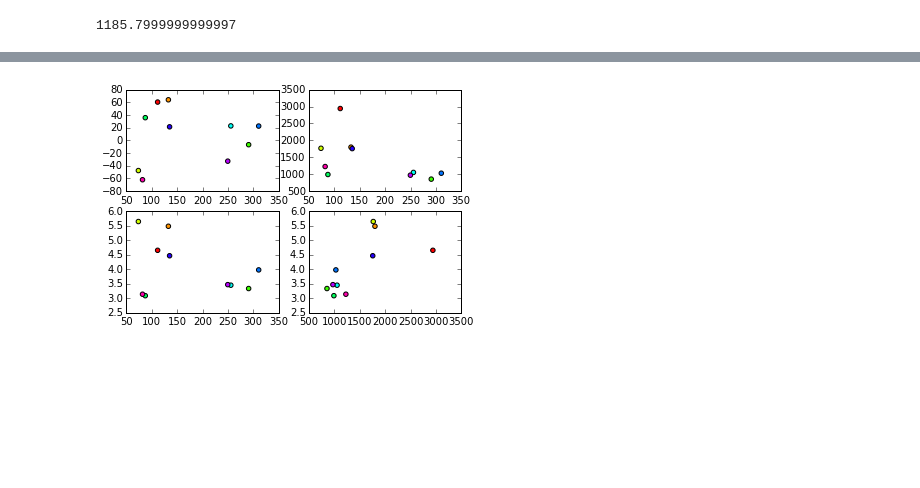
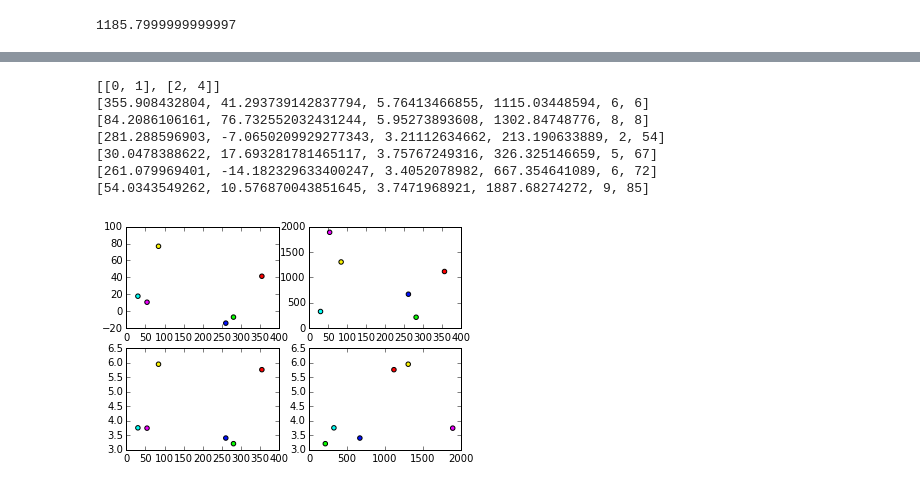
Before and after one commit to tapastro/ppaml2015seismic, a Jupyter notebook: seismic_detection.ipynb, the cells around one changed output, grey strips where cells are left out. Saved outputs shown, nothing was run; the diff lists cells and outputs as text; code cells hidden in the pictures; blank space fills up the shorter version.

```diff
--- a/seismic_detection.ipynb
+++ b/seismic_detection.ipynb
@@ -285,4 +286,2 @@ print v.infer('particle_log_weights')
 [0]
 [88.193879535353133]
-# %%
-episodes_list = [3]
@@ -405,5 +408,5 @@ print v.infer('particle_log_weights')
 # %%
-
+"""
 for j in episodes_list:
     for i,det in enumerate(episodes[j].detections):
         print v.sample('real_flip({0},{1},{2})'.format(j,i,det.stanum))
@@ -411,4 +414,24 @@ for j in episodes_list:
     print v.sample('num_e({0})'.format(j))
     for i in range(len(STATIONS)):
         print v.sample('num_Xi({0},{1})'.format(j,i))
+
+
+
+v.assume('assoc_of_det','''mem(proc(epi,det_i,k) {
+    if(real_flip(epi,det_i,k)) {
+        uniform_discrete(0,num_e(epi))
+    } else {
+        -1 - det_i
+    }
+})''')
+
+
+for i in range(1):
+    print 'OBSERVING EPISODE (%s)' % (i)
+    for det_id, det in enumerate(episodes[i].detections):
+        v.observe('Lambda_t({0}, assoc_of_det({0},{1},{2}), {2})'.format(i, det_id, det.stanum), '%s' % det.time)
+        v.observe('Lambda_z({0}, assoc_of_det({0},{1},{2}), {2})'.format(i, det_id, det.stanum),'%s' % det.azimuth)
+        v.observe('Lambda_s({0}, assoc_of_det({0},{1},{2}), {2})'.format(i, det_id, det.stanum),'%s' % det.slowness)
+        v.observe('log_Lambda_a({0}, assoc_of_det({0},{1},{2}), {2})'.format(i,det_id, det.stanum),'%s' % np.log(det.amp))
+"""
 # %% [output]
@@ -483,0 +477,15 @@ fout.close()
+# %%
+fout = open('output.txt', 'w')
+
+for epi in [4]:
+    forgetter = add_poss_obs(epi)
+    v.infer('default_markov_chain(1000)')
+    pseudo_evs = generate_pseudo_evs(epi)
+    cluster_indices = clustering(pseudo_evs)
+    for lst in cluster_indices:
+        for elm in lst:
+            print pseudo_evs[elm]
+    output_results(pseudo_evs, cluster_indices, fout)
+    forgetter()
+
+fout.close()
@@ -484,21 +507,32 @@ fout.close()
 # %%
+
 fig=plt.figure(1)
 ax1=fig.add_subplot(221)
 ax2=fig.add_subplot(222)
 ax3=fig.add_subplot(223)
 ax4=fig.add_subplot(224)
 lon = [item[0] for item in pseudo_evs]
 lat = [item[1] for item in pseudo_evs]
 time = [item[3] for item in pseudo_evs]
 mag = [item[2] for item in pseudo_evs]
 
 cmap = cm.get_cmap('hsv')
 colors=[cmap(1.*i/(len(pseudo_evs))) for i in range(len(pseudo_evs))]
 
 
 loc = ax1.scatter(lon,lat,c=colors)
 lonvtime = ax2.scatter(lon,time,c=colors)
 lonvmag = ax3.scatter(lon,mag,c=colors)
 timevmag = ax4.scatter(time,mag,c=colors)
+print cluster_indices
+for ev in pseudo_evs:
+    print ev
 # %% [output]
+[[0, 1], [2, 4]]
+[355.908432804, 41.293739142837794, 5.76413466855, 1115.03448594, 6, 6]
+[84.2086106161, 76.732552032431244, 5.95273893608, 1302.84748776, 8, 8]
+[281.288596903, -7.0650209929277343, 3.21112634662, 213.190633889, 2, 54]
+[30.0478388622, 17.693281781465117, 3.75767249316, 326.325146659, 5, 67]
+[261.079969401, -14.182329633400247, 3.4052078982, 667.354641089, 6, 72]
+[54.0343549262, 10.576870043851645, 3.7471968921, 1887.68274272, 9, 85]
-[figure, old version]
+[figure, new version]
```
Also changed, not shown: parts of 18 cells of this notebook.
